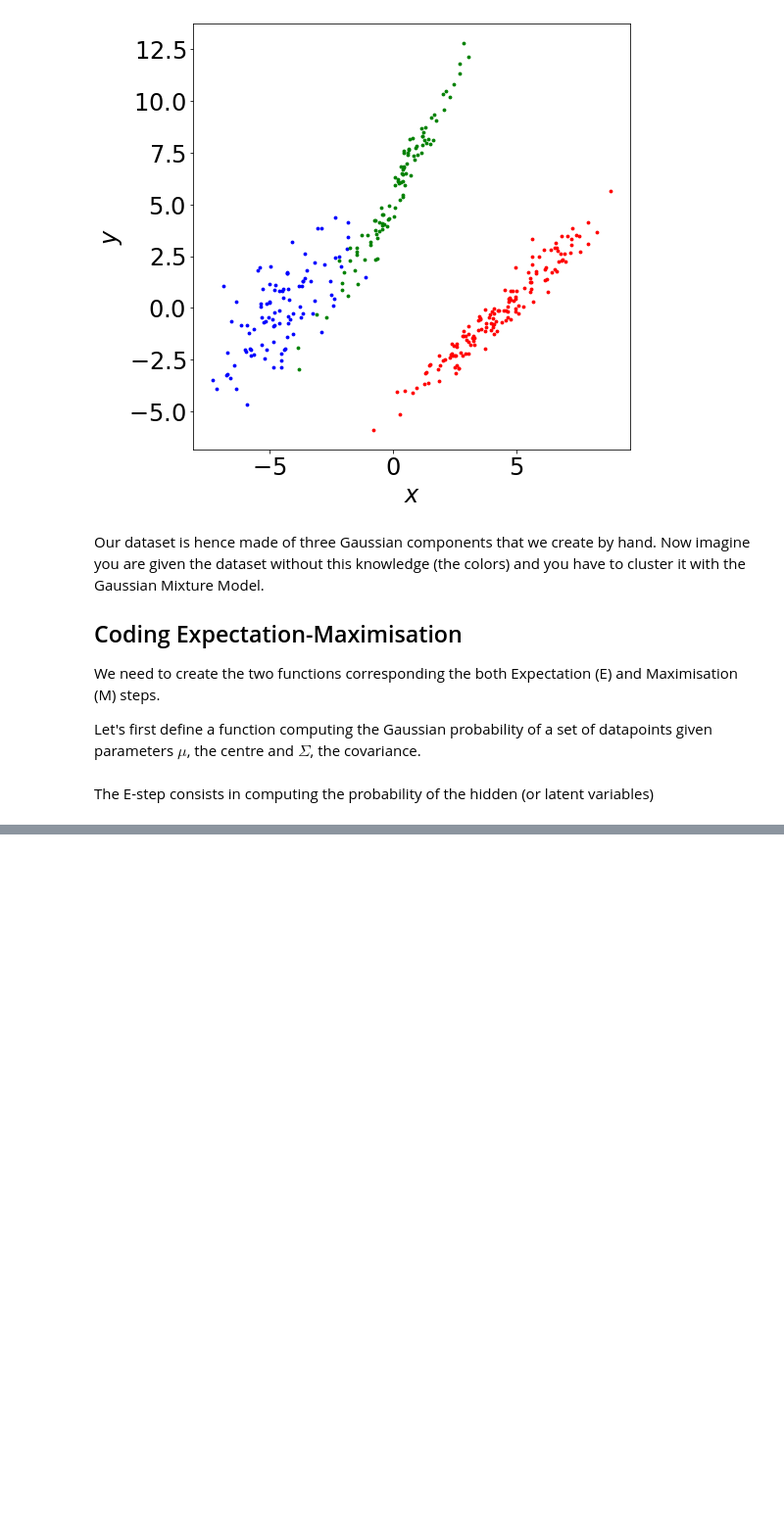
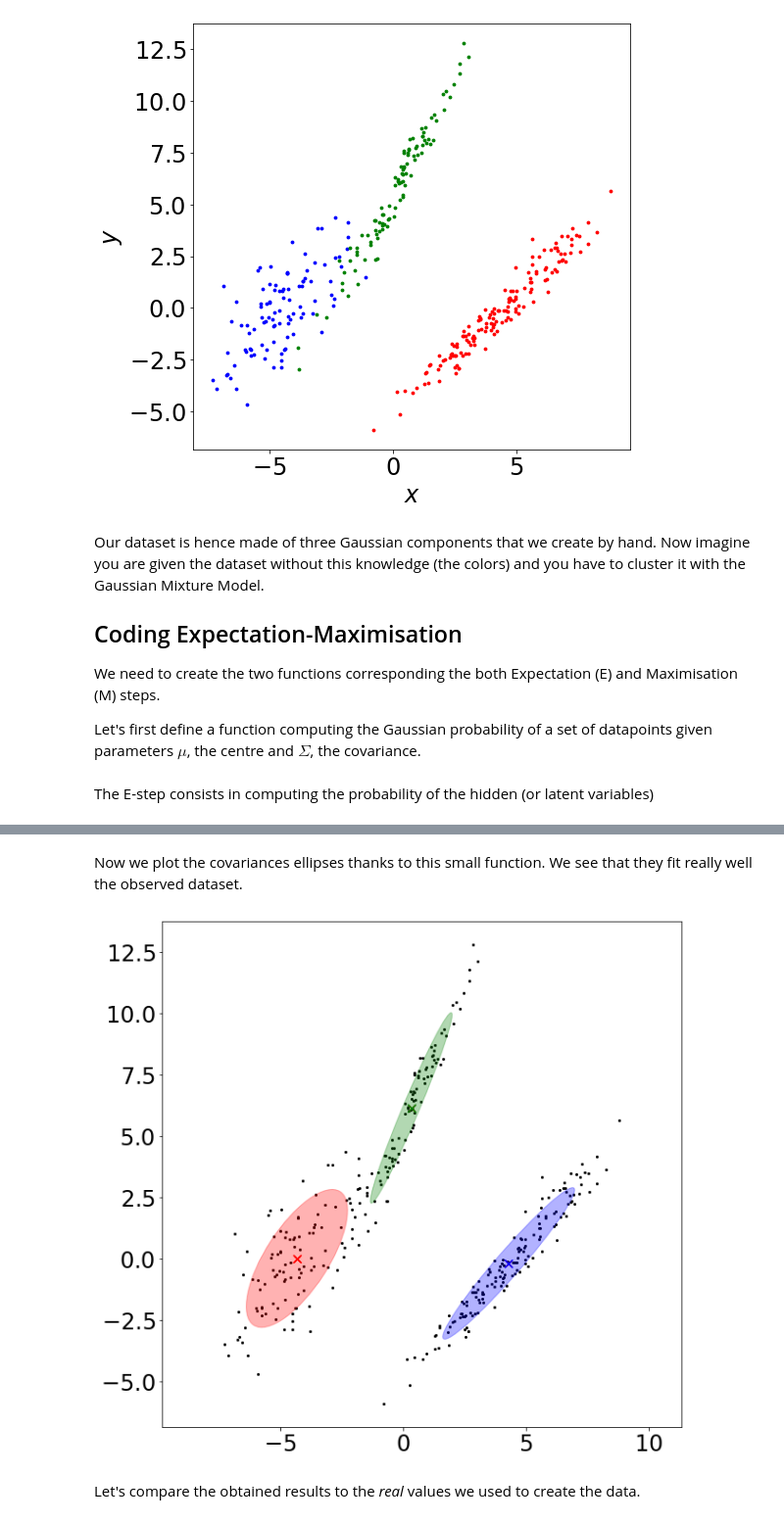
Before and after one commit to tbonnair/example_courses, a Jupyter notebook: Expectation-Maximisation.ipynb, the cells around one changed output, grey strips where cells are left out. Shown at 98% size. Cells and saved outputs as stored; diff of their text form; code cells hidden in the pictures; blank space fills up the shorter version.

```diff
--- a/Expectation-Maximisation.ipynb
+++ b/Expectation-Maximisation.ipynb
@@ -113,0 +234,30 @@ def E_step(X, pi, mu, sig):
+# %% [markdown]
+Now we plot the covariances ellipses thanks to this small function. We see that they fit really well the observed dataset.
+# %%
+# Code for beautiful ellipse plot
+def draw_ellipse(covariances, means, ax, color='k'):
+    v, w = np.linalg.eigh(covariances)
+    u = w[0] / np.linalg.norm(w[0])
+    angle = np.arctan2(u[1], u[0])
+    angle = 180 * angle / np.pi  # convert to degrees
+    v = 2. * np.sqrt(2.) * np.sqrt(v)
+    ell = mpl.patches.Ellipse(means, v[0], v[1],
+                              180 + angle, color=color)
+    ell.set_clip_box(ax.bbox)
+    ell.set_alpha(0.3)
+    ax.add_artist(ell)
+    ax.scatter(means.T[0], means.T[1], s=75, marker='x', color=color)
+    ax.set_aspect('equal', 'datalim')
+
+# Plot
+fig, ax = plt.subplots(figsize=(10,10))
+plt.scatter(data.T[0], data.T[1], s=4, color='k')
+plt.scatter(mus[:,0], mus[:,1], marker='x', s=50, color='r')
+
+draw_ellipse(sigs[0], mus[0], ax, color='r')
+draw_ellipse(sigs[1], mus[1], ax, color='g')
+draw_ellipse(sigs[2], mus[2], ax, color='b')
+# %% [output]
+[figure, added]
+# %% [markdown]
+Let's compare the obtained results to the _real_ values we used to create the data.
```
Also changed, not shown: parts of 19 cells of this notebook.
